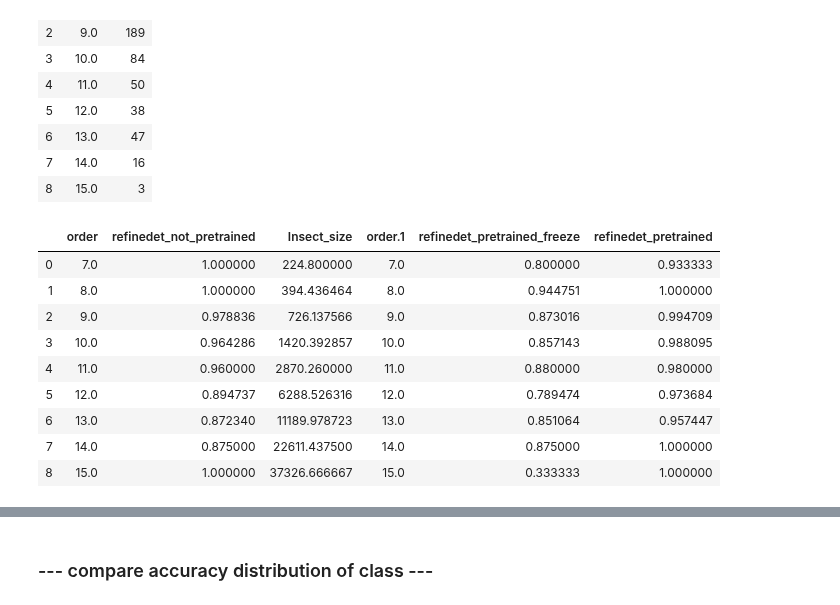
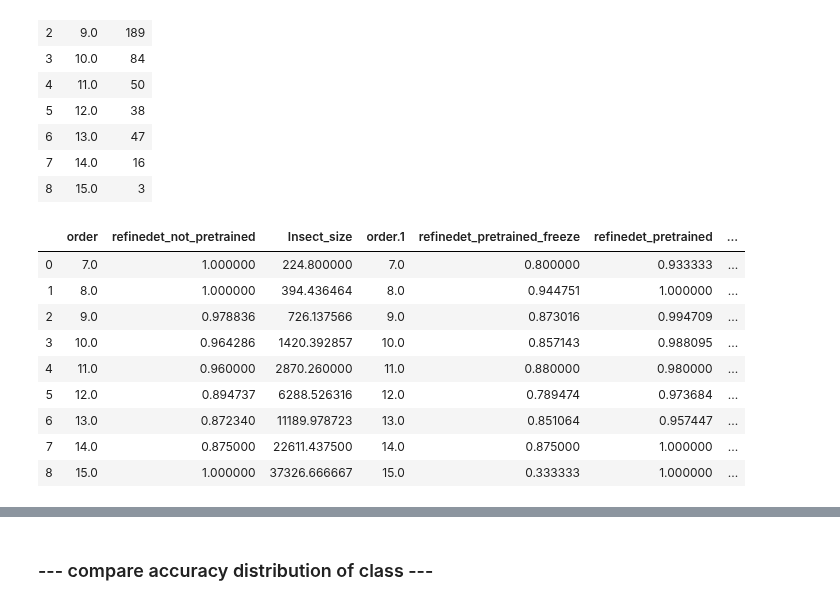
Before and after one commit to keiiti975/Insect_Phenology_Detector, a Jupyter notebook: result/detection/compare_finetuning/compare_finetuning.ipynb, the cells around one changed output, grey strips where cells are left out. Cells and saved outputs as stored; diff of their text form; code cells hidden in the pictures.

```diff
--- a/result/detection/compare_finetuning/compare_finetuning.ipynb
+++ b/result/detection/compare_finetuning/compare_finetuning.ipynb
@@ -34,17 +34,18 @@ insect_size_df
 # %%
 all_df = refinedet_not_pretrained
 all_df = all_df.rename(columns={'Accuracy': 'refinedet_not_pretrained'})
 all_df = all_df.assign(refinedet_pretrained_freeze=refinedet_pretrained_freeze["Accuracy"])
 all_df = all_df.assign(refinedet_pretrained=refinedet_pretrained["Accuracy"])
+all_df = all_df.assign(count=insect_size_df["count"])
 all_df
 # %% [output]
-|  | order | refinedet_not_pretrained | Insect_size | order.1 | refinedet_pretrained_freeze | refinedet_pretrained |
-| 0 | 7.0 | 1.000000 | 224.800000 | 7.0 | 0.800000 | 0.933333 |
-| 1 | 8.0 | 1.000000 | 394.436464 | 8.0 | 0.944751 | 1.000000 |
-| 2 | 9.0 | 0.978836 | 726.137566 | 9.0 | 0.873016 | 0.994709 |
-| 3 | 10.0 | 0.964286 | 1420.392857 | 10.0 | 0.857143 | 0.988095 |
-| 4 | 11.0 | 0.960000 | 2870.260000 | 11.0 | 0.880000 | 0.980000 |
-| 5 | 12.0 | 0.894737 | 6288.526316 | 12.0 | 0.789474 | 0.973684 |
-| 6 | 13.0 | 0.872340 | 11189.978723 | 13.0 | 0.851064 | 0.957447 |
-| 7 | 14.0 | 0.875000 | 22611.437500 | 14.0 | 0.875000 | 1.000000 |
-| 8 | 15.0 | 1.000000 | 37326.666667 | 15.0 | 0.333333 | 1.000000 |
+|  | order | refinedet_not_pretrained | Insect_size | order.1 | refinedet_pretrained_freeze | refinedet_pretrained | ... |
+| 0 | 7.0 | 1.000000 | 224.800000 | 7.0 | 0.800000 | 0.933333 | ... |
+| 1 | 8.0 | 1.000000 | 394.436464 | 8.0 | 0.944751 | 1.000000 | ... |
+| 2 | 9.0 | 0.978836 | 726.137566 | 9.0 | 0.873016 | 0.994709 | ... |
+| 3 | 10.0 | 0.964286 | 1420.392857 | 10.0 | 0.857143 | 0.988095 | ... |
+| 4 | 11.0 | 0.960000 | 2870.260000 | 11.0 | 0.880000 | 0.980000 | ... |
+| 5 | 12.0 | 0.894737 | 6288.526316 | 12.0 | 0.789474 | 0.973684 | ... |
+| 6 | 13.0 | 0.872340 | 11189.978723 | 13.0 | 0.851064 | 0.957447 | ... |
+| 7 | 14.0 | 0.875000 | 22611.437500 | 14.0 | 0.875000 | 1.000000 | ... |
+| 8 | 15.0 | 1.000000 | 37326.666667 | 15.0 | 0.333333 | 1.000000 | ... |
```
Also changed, not shown: parts of 2 cells of this notebook, 5 other files.
